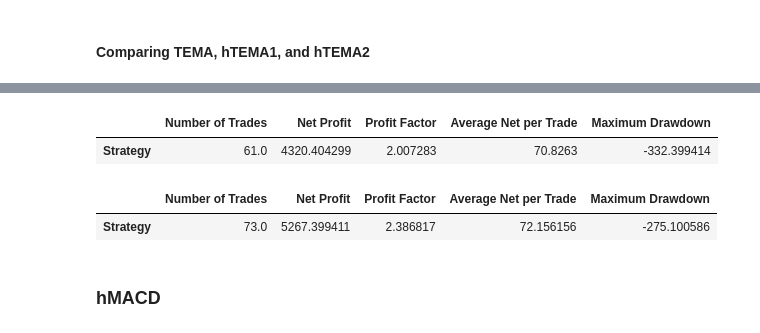
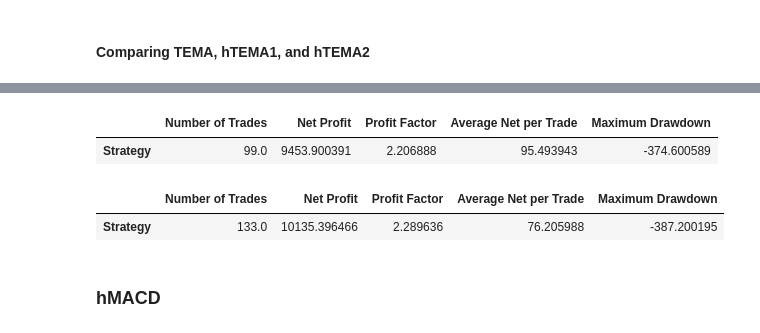
Before and after one commit to AmaanRai1/DS-340-Group-8, a Jupyter notebook: main.ipynb, the cells around one changed output, grey strips where cells are left out. Drawn from its saved outputs; the diff is of its cells as text; code cells hidden in the pictures.

```diff
--- a/main.ipynb
+++ b/main.ipynb
@@ -1004,13 +1128,13 @@ calculate_metrics(tema_strategy(test_data, index_name, best_tema_params[0], best
 # %%
-calculate_metrics(htema_strategy(test_data, index_name, best_tema_params[0], best_tema_params[1], best_tema_params[2], y_pred_lr))
+calculate_metrics(htema_strategy(test_data, index_name, best_tema_params[0], best_tema_params[1], best_tema_params[2], y_pred_lstm))
 # %% [output]
 |  | Number of Trades | Net Profit | Profit Factor | Average Net per Trade | Maximum Drawdown |
-| Strategy | 61.0 | 4320.404299 | 2.007283 | 70.8263 | -332.399414 |
+| Strategy | 99.0 | 9453.900391 | 2.206888 | 95.493943 | -374.600589 |
 # %%
-calculate_metrics(htema_strategy_2(test_data, index_name, best_tema_params[0], best_tema_params[1], best_tema_params[2], y_pred_lr))
+calculate_metrics(htema_strategy_2(test_data, index_name, best_tema_params[0], best_tema_params[1], best_tema_params[2], y_pred_lstm))
 # %% [output]
 |  | Number of Trades | Net Profit | Profit Factor | Average Net per Trade | Maximum Drawdown |
-| Strategy | 73.0 | 5267.399411 | 2.386817 | 72.156156 | -275.100586 |
+| Strategy | 133.0 | 10135.396466 | 2.289636 | 76.205988 | -387.200195 |
 # %% [markdown]
 ### **hMACD**
 # %%
```
Also changed, not shown: parts of 18 cells of this notebook.
